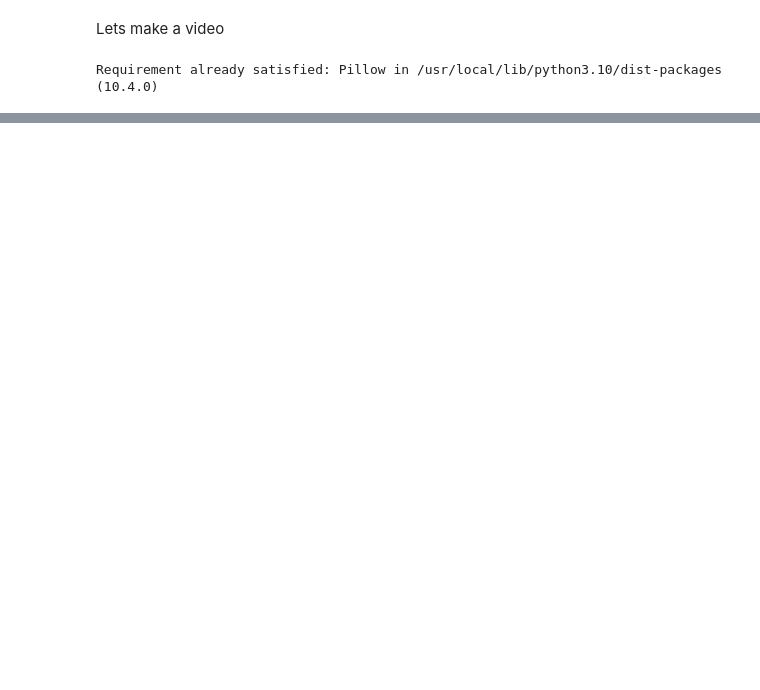
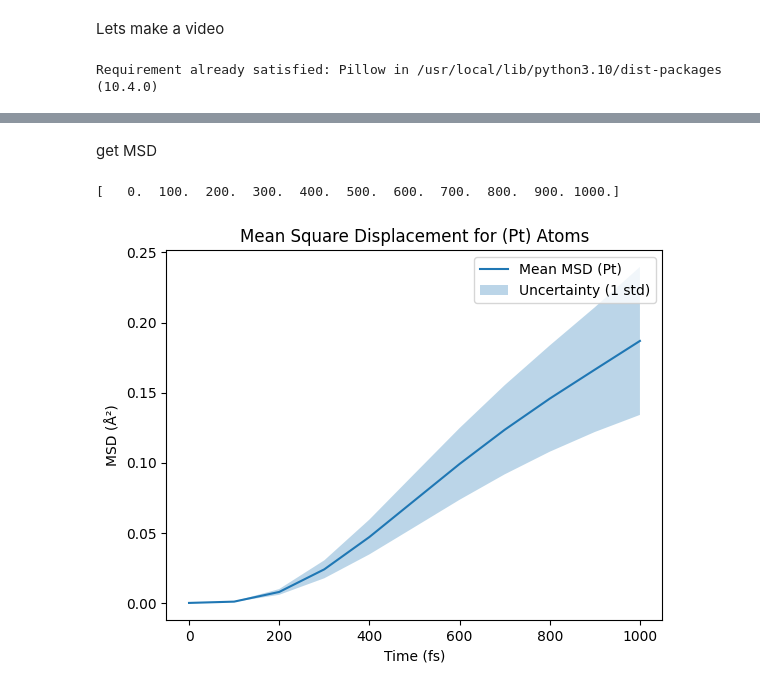
Before and after one commit to s-choung/Simulation_tutorials, a Jupyter notebook: handson6_MD_simulation2.ipynb, the cells around one changed output, grey strips where cells are left out. Drawn from its saved outputs; the diff is of its cells as text; code cells hidden in the pictures; blank space fills up the shorter version.

```diff
--- a/handson6_MD_simulation2.ipynb
+++ b/handson6_MD_simulation2.ipynb
@@ -409,0 +548,9 @@ visualize_trajectory(trajectory, png_save_path='./output/', gif_path='./output/a
+# %%
+time_step = 1.0  # fsec
+num_md_steps = 100  # total MD steps
+num_interval = 10
+for i in range(3):
+    output_filename = f"./{temperature}K_PtAu_{i+1}"
+    combined_slab = place_random_pt_atoms(slab, num_pt_atoms=10, tolerance=3.0, z_offset=2.0)
+    #visual(combined_slab, rotation='15z,-0x')
+    run_md_nvt(combined_slab, calculator, time_step, temperature, num_md_steps, num_interval, output_filename)
@@ -409,0 +575,29 @@ visualize_trajectory(trajectory, png_save_path='./output/', gif_path='./output/a
+# %% [markdown]
+get MSD
+# %%
+num_msd_points = num_md_steps // num_interval  # Number of MSD points to calculate
+time_steps = np.linspace(0, time_step * num_md_steps, num_msd_points+1)
+print(time_steps)
+msds_all_runs = []
+element_of_interest='Pt'
+for i in range(3):
+    traj = Trajectory(f'./300K_PtAu_{i+1}.traj')
+    positions = get_atom_positions(traj, element_of_interest)
+    reference_positions = positions[0]
+    msd = calculate_msd(positions, reference_positions)
+    msds_all_runs.append(msd)
+
+msds_all_runs = np.array(msds_all_runs)
+mean_msd = np.mean(msds_all_runs, axis=0)
+std_msd = np.std(msds_all_runs, axis=0)
+plt.figure()
+plt.plot(time_steps, mean_msd, label=f'Mean MSD ({element_of_interest})')
+plt.fill_between(time_steps, mean_msd - std_msd, mean_msd + std_msd, alpha=0.3, label=f'Uncertainty (1 std)')
+plt.xlabel('Time (fs)')
+plt.ylabel('MSD (Å²)')
+plt.title(f'Mean Square Displacement for ({element_of_interest}) Atoms')
+plt.legend()
+plt.show()
+# %% [output]
+[   0.  100.  200.  300.  400.  500.  600.  700.  800.  900. 1000.]
+[figure, added]
```
Also changed, not shown: parts of 9 cells of this notebook.
